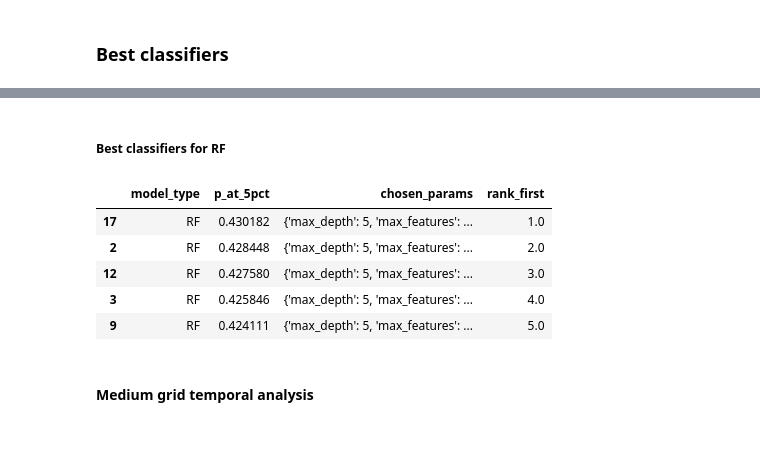
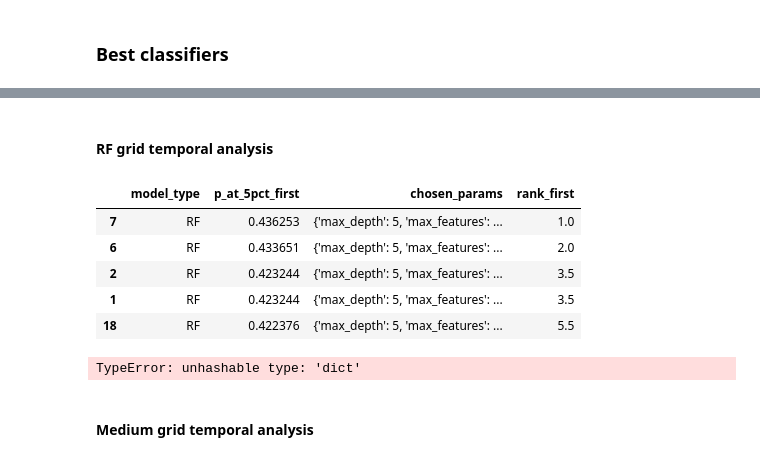
Before and after one commit to angelicavi/capp_ml_spring2020, a Jupyter notebook: run_pipeline.ipynb, the cells around one changed output, grey strips where cells are left out. Drawn from its saved outputs; the diff is of its cells as text; code cells hidden in the pictures.

```diff
--- a/run_pipeline.ipynb
+++ b/run_pipeline.ipynb
@@ -402,11 +398,20 @@ best_cfs[0]
-# %% [markdown]
-##### Best classifiers for RF
-# %%
-best_RFs[0].head()
-# %% [output]
-|  | model_type | p_at_5pct | chosen_params | rank_first |
-| 17 | RF | 0.430182 | {'max_depth': 5, 'max_features': ... | 1.0 |
-| 2 | RF | 0.428448 | {'max_depth': 5, 'max_features': ... | 2.0 |
-| 12 | RF | 0.427580 | {'max_depth': 5, 'max_features': ... | 3.0 |
-| 3 | RF | 0.425846 | {'max_depth': 5, 'max_features': ... | 4.0 |
-| 9 | RF | 0.424111 | {'max_depth': 5, 'max_features': ... | 5.0 |
+# %% [markdown]
+#### RF grid temporal analysis
+# %%
+RF_first_split = best_RFs[0].rename(columns={'p_at_5pct': "p_at_5pct_first"})
+RF_second_split = best_RFs[1].rename(columns={'p_at_5pct': "p_at_5pct_second"})
+RF_third_split = best_RFs[2].rename(columns={'p_at_5pct': "p_at_5pct_third"})
+# %%
+RF_first_split.head()
+# %% [output]
+|  | model_type | p_at_5pct_first | chosen_params | rank_first |
+| 7 | RF | 0.436253 | {'max_depth': 5, 'max_features': ... | 1.0 |
+| 6 | RF | 0.433651 | {'max_depth': 5, 'max_features': ... | 2.0 |
+| 2 | RF | 0.423244 | {'max_depth': 5, 'max_features': ... | 3.5 |
+| 1 | RF | 0.423244 | {'max_depth': 5, 'max_features': ... | 3.5 |
+| 18 | RF | 0.422376 | {'max_depth': 5, 'max_features': ... | 5.5 |
+# %%
+RF_first_split.merge(RF_second_split, how='inner', on=['model_type', 'chosen_params'])
+#                    .merge(RF_third_split, how='inner', on=['model_type', 'chosen_params'])
+# %% [output]
+TypeError: unhashable type: 'dict'
```
Also changed, not shown: parts of 7 cells of this notebook.
